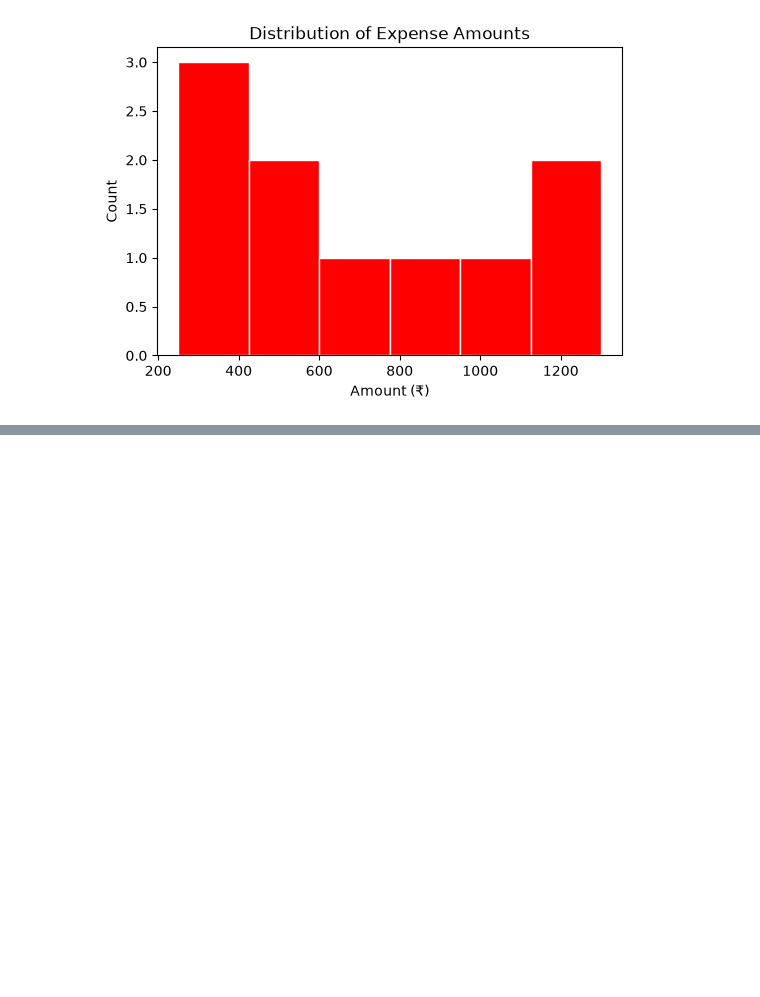
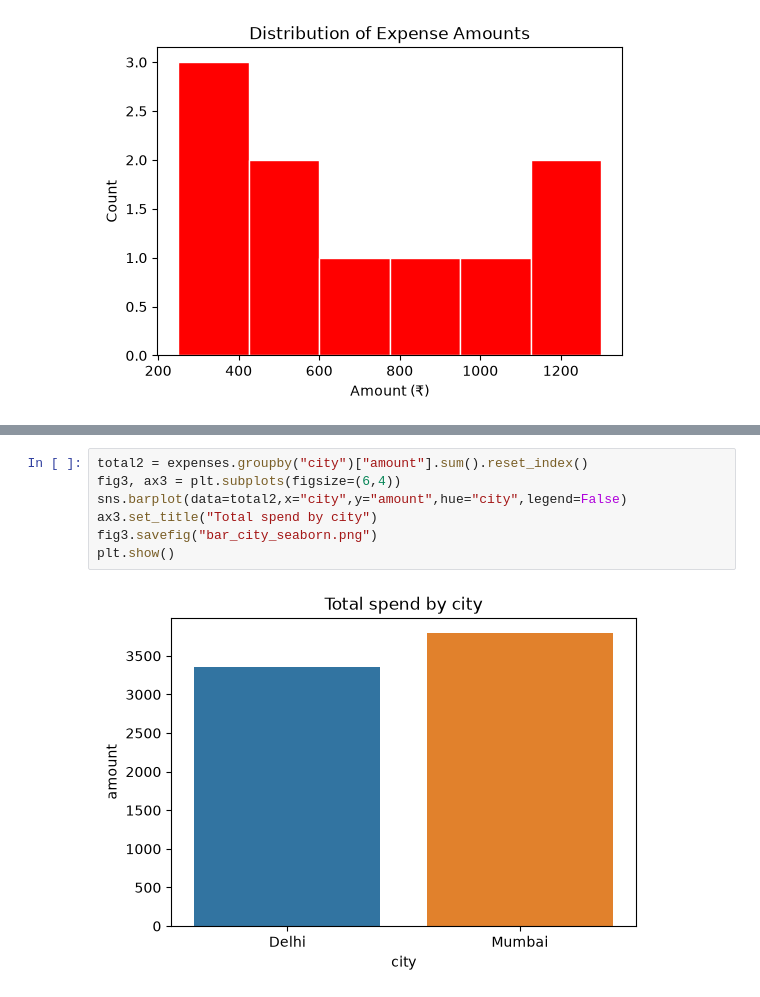
Before and after one commit to onkar-01/AI-ML-A-Z, a Jupyter notebook: Numpy/matplotlib.ipynb, the cells around one changed output, grey strips where cells are left out. Cells and saved outputs as stored; diff of their text form; blank space fills up the shorter version.

```diff
--- a/Numpy/matplotlib.ipynb
+++ b/Numpy/matplotlib.ipynb
@@ -27,0 +37,9 @@ fig.savefig("hist_matplotlib.png")
+# %%
+total2 = expenses.groupby("city")["amount"].sum().reset_index()
+fig3, ax3 = plt.subplots(figsize=(6,4))
+sns.barplot(data=total2,x="city",y="amount",hue="city",legend=False)
+ax3.set_title("Total spend by city")
+fig3.savefig("bar_city_seaborn.png")
+plt.show()
+# %% [output]
+[figure, added]
```
Also changed, not shown: parts of 1 cell of this notebook, 3 other files.
